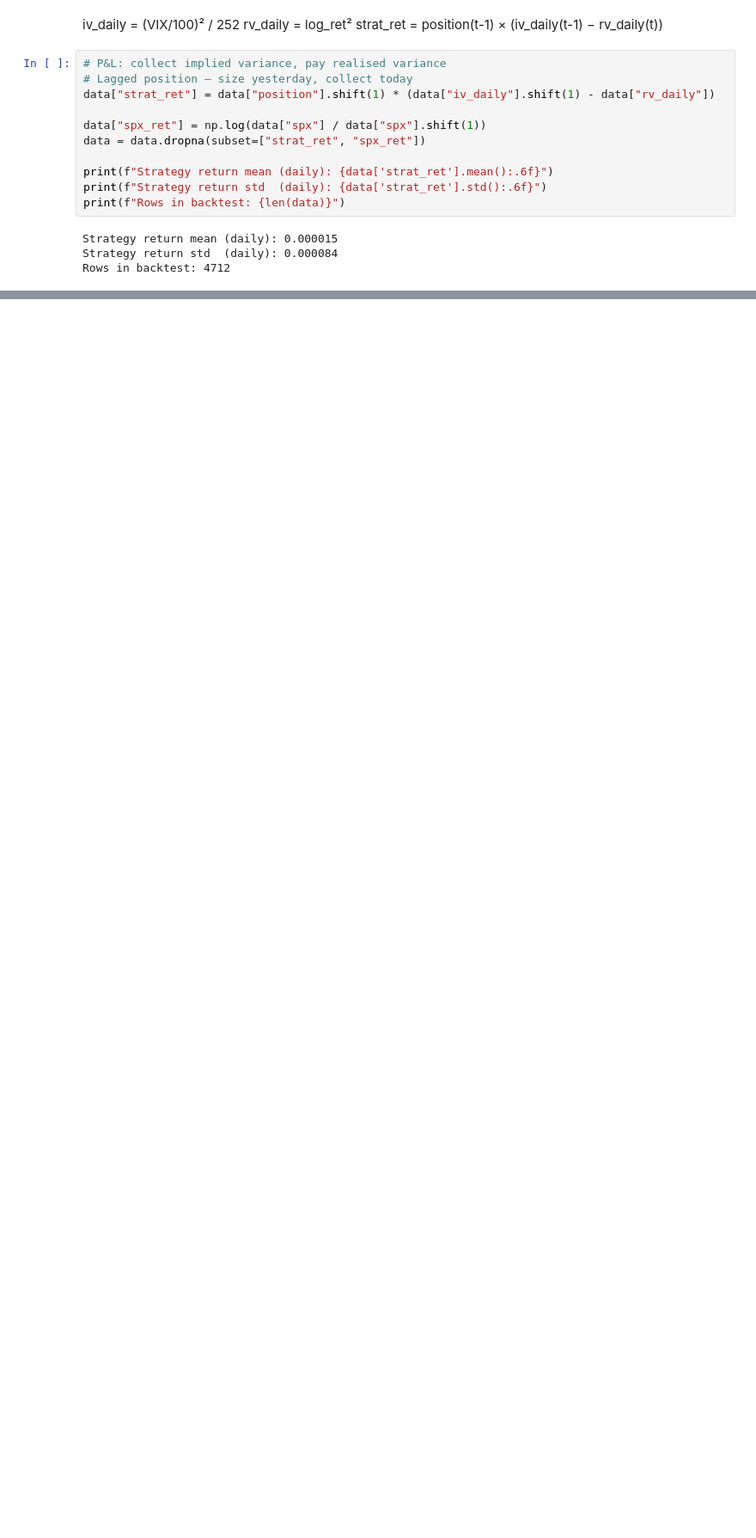
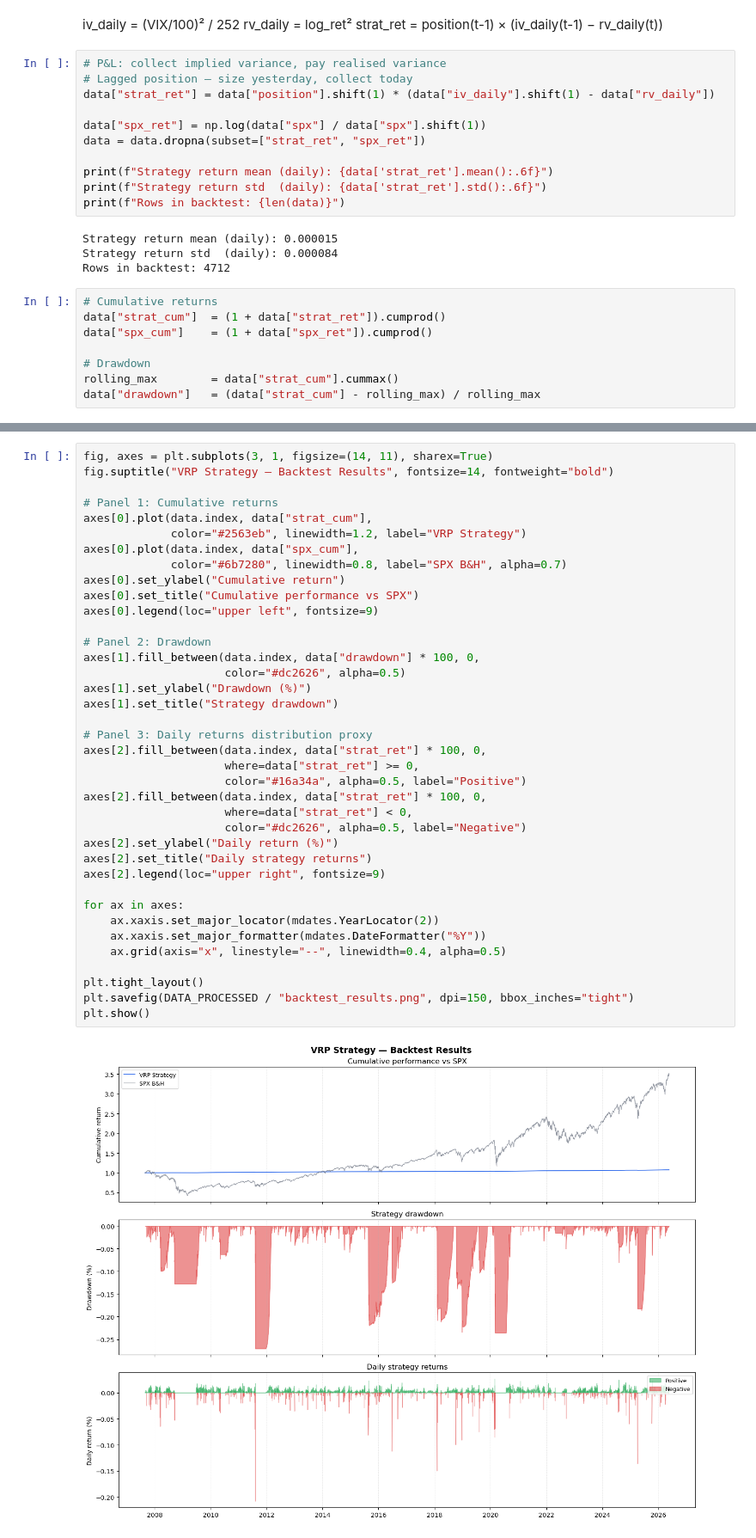
Before and after one commit to rtkyboba/vrp-regime-detection-strategy, a Jupyter notebook: notebooks/05_backtest.ipynb, the cells around one changed output, grey strips where cells are left out. Shown at 86% size. Drawn from its saved outputs; the diff is of its cells as text; blank space fills up the shorter version.

```diff
--- a/notebooks/05_backtest.ipynb
+++ b/notebooks/05_backtest.ipynb
@@ -31,3 +31,11 @@ print(f"Rows in backtest: {len(data)}")
 Strategy return mean (daily): 0.000015
 Strategy return std  (daily): 0.000084
 Rows in backtest: 4712
+# %%
+# Cumulative returns
+data["strat_cum"]  = (1 + data["strat_ret"]).cumprod()
+data["spx_cum"]    = (1 + data["spx_ret"]).cumprod()
+
+# Drawdown
+rolling_max        = data["strat_cum"].cummax()
+data["drawdown"]   = (data["strat_cum"] - rolling_max) / rolling_max
@@ -33,0 +83,40 @@ Rows in backtest: 4712
+# %%
+fig, axes = plt.subplots(3, 1, figsize=(14, 11), sharex=True)
+fig.suptitle("VRP Strategy — Backtest Results", fontsize=14, fontweight="bold")
+
+# Panel 1: Cumulative returns
+axes[0].plot(data.index, data["strat_cum"],
+             color="#2563eb", linewidth=1.2, label="VRP Strategy")
+axes[0].plot(data.index, data["spx_cum"],
+             color="#6b7280", linewidth=0.8, label="SPX B&H", alpha=0.7)
+axes[0].set_ylabel("Cumulative return")
+axes[0].set_title("Cumulative performance vs SPX")
+axes[0].legend(loc="upper left", fontsize=9)
+
+# Panel 2: Drawdown
+axes[1].fill_between(data.index, data["drawdown"] * 100, 0,
+                     color="#dc2626", alpha=0.5)
+axes[1].set_ylabel("Drawdown (%)")
+axes[1].set_title("Strategy drawdown")
+
+# Panel 3: Daily returns distribution proxy
+axes[2].fill_between(data.index, data["strat_ret"] * 100, 0,
+                     where=data["strat_ret"] >= 0,
+                     color="#16a34a", alpha=0.5, label="Positive")
+axes[2].fill_between(data.index, data["strat_ret"] * 100, 0,
+                     where=data["strat_ret"] < 0,
+                     color="#dc2626", alpha=0.5, label="Negative")
+axes[2].set_ylabel("Daily return (%)")
+axes[2].set_title("Daily strategy returns")
+axes[2].legend(loc="upper right", fontsize=9)
+
+for ax in axes:
+    ax.xaxis.set_major_locator(mdates.YearLocator(2))
+    ax.xaxis.set_major_formatter(mdates.DateFormatter("%Y"))
+    ax.grid(axis="x", linestyle="--", linewidth=0.4, alpha=0.5)
+
+plt.tight_layout()
+plt.savefig(DATA_PROCESSED / "backtest_results.png", dpi=150, bbox_inches="tight")
+plt.show()
+# %% [output]
+[figure, added]
```
Also changed, not shown: parts of 3 cells of this notebook, 15 other files.
